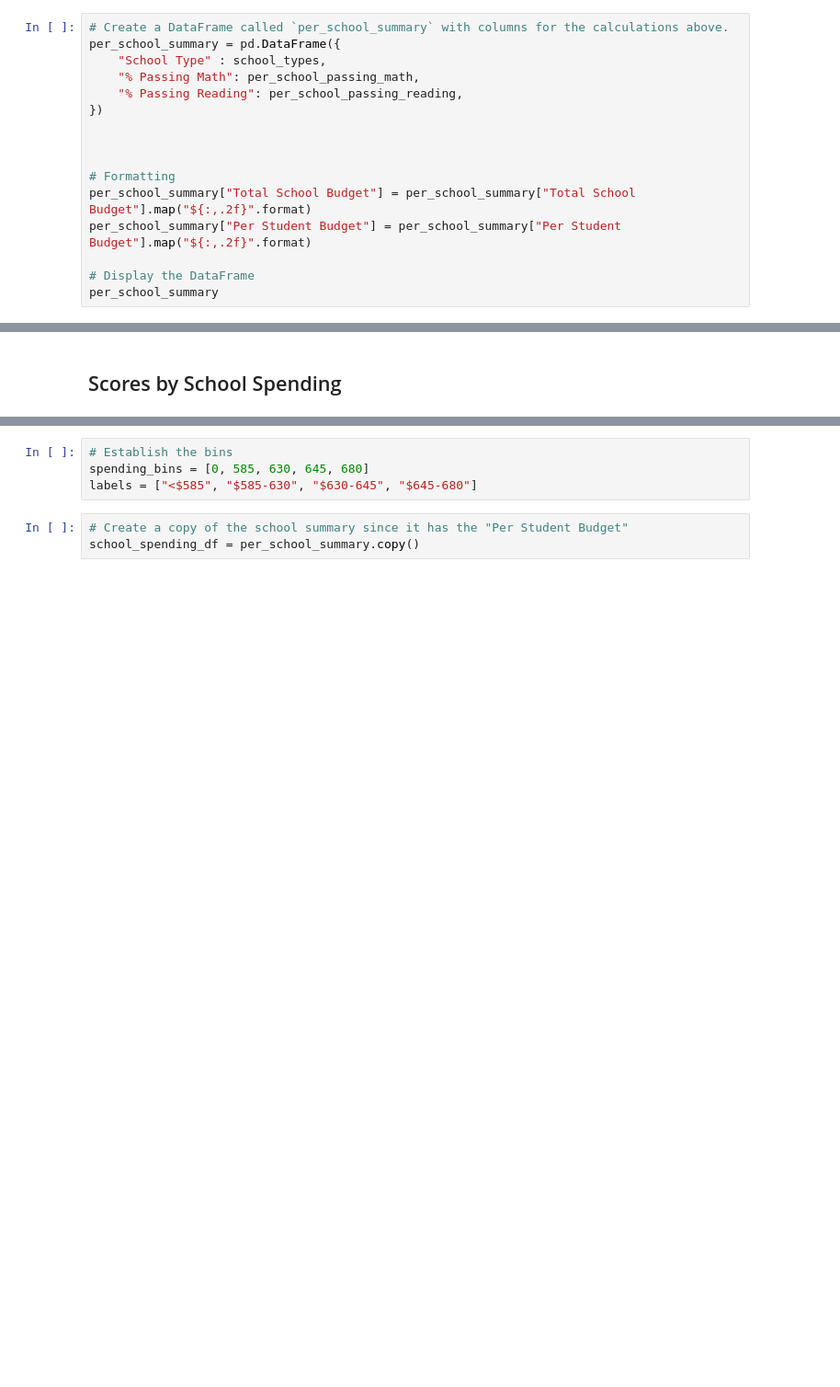
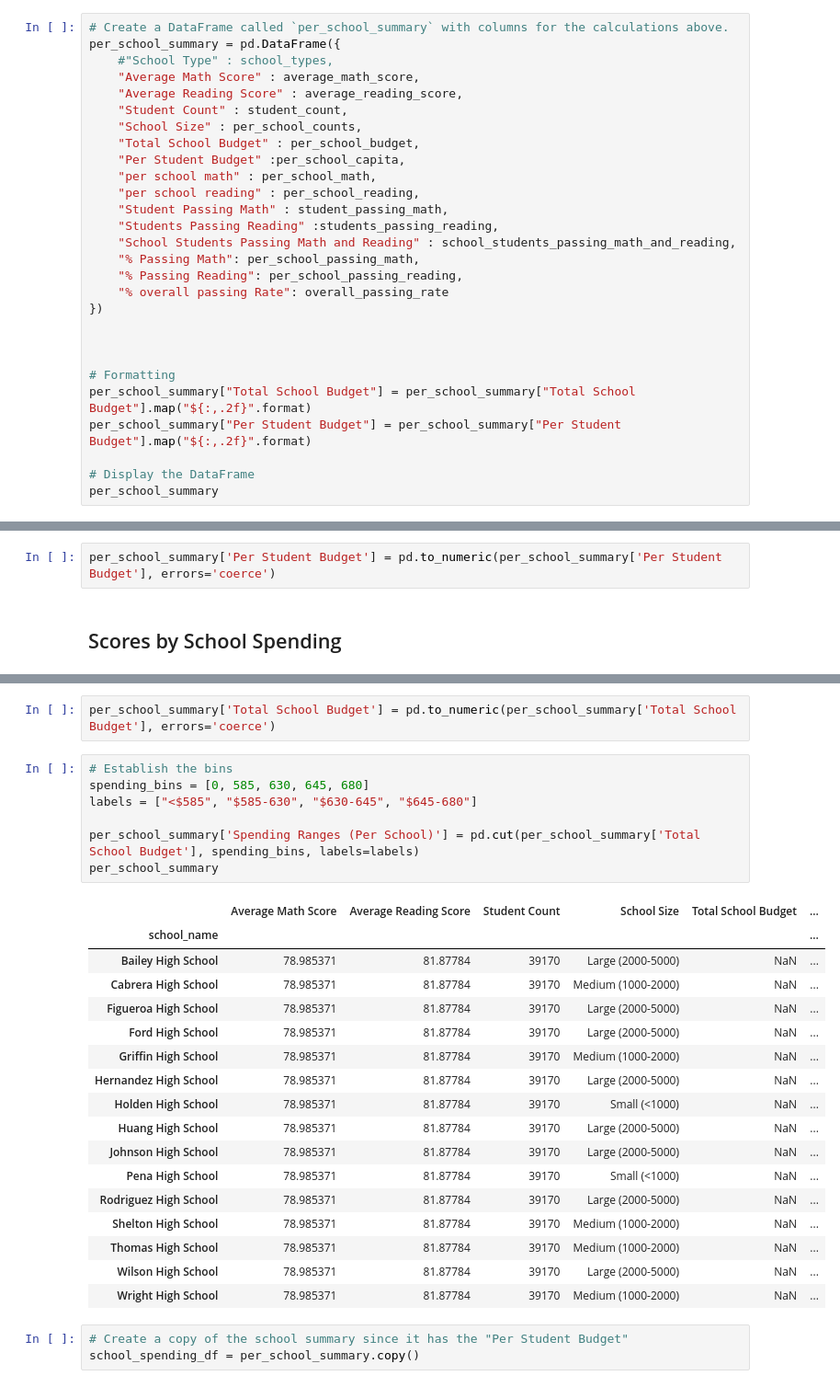
Before and after one commit to Maher808/Pandas-Challenge, a Jupyter notebook: PyCitySchools/PyCitySchools_starter.ipynb, the cells around one changed output, grey strips where cells are left out. Shown: that part at 92% size. Drawn from its saved outputs; the diff is of its cells as text; blank space fills up the shorter version.

```diff
--- a/PyCitySchools/PyCitySchools_starter.ipynb
+++ b/PyCitySchools/PyCitySchools_starter.ipynb
@@ -348,9 +348,21 @@ dtype: float64
 # %%
 # Create a DataFrame called `per_school_summary` with columns for the calculations above.
 per_school_summary = pd.DataFrame({
-    "School Type" : school_types,
+    #"School Type" : school_types,
+    "Average Math Score" : average_math_score,
+    "Average Reading Score" : average_reading_score,
+    "Student Count" : student_count,
+    "School Size" : per_school_counts,
+    "Total School Budget" : per_school_budget,
+    "Per Student Budget" :per_school_capita,
+    "per school math" : per_school_math,
+    "per school reading" : per_school_reading,
+    "Student Passing Math" : student_passing_math,
+    "Students Passing Reading" :students_passing_reading,
+    "School Students Passing Math and Reading" : school_students_passing_math_and_reading,
     "% Passing Math": per_school_passing_math,
     "% Passing Reading": per_school_passing_reading,
+    "% overall passing Rate": overall_passing_rate
 })
 
 
@@ -425,2 +504,4 @@ reading_scores_by_grade
+# %%
+per_school_summary['Per Student Budget'] = pd.to_numeric(per_school_summary['Per Student Budget'], errors='coerce')
 # %% [markdown]
 ## Scores by School Spending
@@ -427,7 +512,30 @@ reading_scores_by_grade
+# %%
+per_school_summary['Total School Budget'] = pd.to_numeric(per_school_summary['Total School Budget'], errors='coerce')
 # %%
 # Establish the bins
 spending_bins = [0, 585, 630, 645, 680]
 labels = ["<$585", "$585-630", "$630-645", "$645-680"]
+
+per_school_summary['Spending Ranges (Per School)'] = pd.cut(per_school_summary['Total School Budget'], spending_bins, labels=labels)
+per_school_summary
+# %% [output]
+|  | Average Math Score | Average Reading Score | Student Count | School Size | Total School Budget | ... |
+| school_name |  |  |  |  |  | ... |
+| Bailey High School | 78.985371 | 81.87784 | 39170 | Large (2000-5000) | NaN | ... |
+| Cabrera High School | 78.985371 | 81.87784 | 39170 | Medium (1000-2000) | NaN | ... |
+| Figueroa High School | 78.985371 | 81.87784 | 39170 | Large (2000-5000) | NaN | ... |
+| Ford High School | 78.985371 | 81.87784 | 39170 | Large (2000-5000) | NaN | ... |
+| Griffin High School | 78.985371 | 81.87784 | 39170 | Medium (1000-2000) | NaN | ... |
+| Hernandez High School | 78.985371 | 81.87784 | 39170 | Large (2000-5000) | NaN | ... |
+| Holden High School | 78.985371 | 81.87784 | 39170 | Small (<1000) | NaN | ... |
+| Huang High School | 78.985371 | 81.87784 | 39170 | Large (2000-5000) | NaN | ... |
+| Johnson High School | 78.985371 | 81.87784 | 39170 | Large (2000-5000) | NaN | ... |
+| Pena High School | 78.985371 | 81.87784 | 39170 | Small (<1000) | NaN | ... |
+| Rodriguez High School | 78.985371 | 81.87784 | 39170 | Large (2000-5000) | NaN | ... |
+| Shelton High School | 78.985371 | 81.87784 | 39170 | Medium (1000-2000) | NaN | ... |
+| Thomas High School | 78.985371 | 81.87784 | 39170 | Medium (1000-2000) | NaN | ... |
+| Wilson High School | 78.985371 | 81.87784 | 39170 | Large (2000-5000) | NaN | ... |
+| Wright High School | 78.985371 | 81.87784 | 39170 | Medium (1000-2000) | NaN | ... |
 # %%
 # Create a copy of the school summary since it has the "Per Student Budget"
 school_spending_df = per_school_summary.copy()
```
Also changed, not shown: parts of 18 cells of this notebook.
